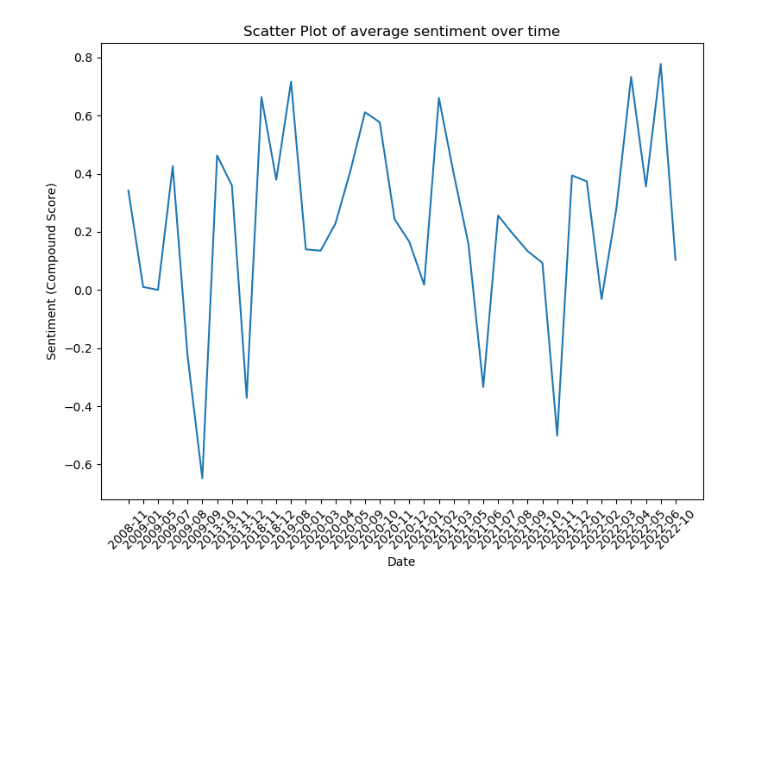
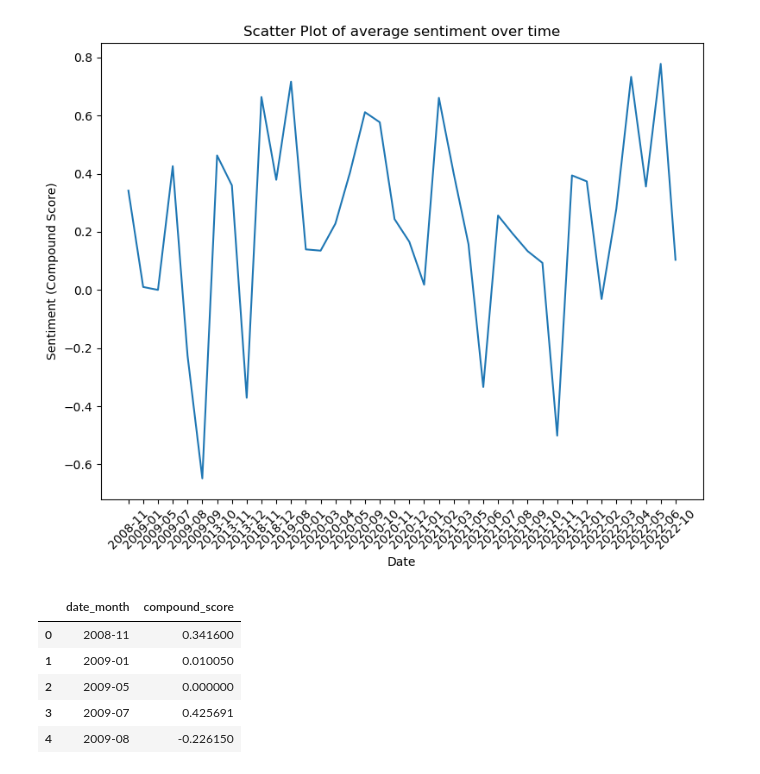
Before and after one commit to Ran-Liao/NLP_project, a Jupyter notebook: nlp_project_sentiment_analysis.ipynb, the cells around one changed output. Saved outputs shown, nothing was run; the diff lists cells and outputs as text; code cells hidden in the pictures; blank space fills up the shorter version.

```diff
--- a/nlp_project_sentiment_analysis.ipynb
+++ b/nlp_project_sentiment_analysis.ipynb
@@ -82,0 +85,14 @@ plt.show()
+# %%
+#Isolate the variables of interest
+culture_plot_ema = culture[['date_month', 'compound_score']]
+
+#Calculate the mean by group so that each score only has one associated date
+culture_plot_ema = pd.DataFrame(culture_plot_ema.groupby('date_month').mean().reset_index())
+culture_plot_ema.head()
+# %% [output]
+|  | date_month | compound_score |
+| 0 | 2008-11 | 0.341600 |
+| 1 | 2009-01 | 0.010050 |
+| 2 | 2009-05 | 0.000000 |
+| 3 | 2009-07 | 0.425691 |
+| 4 | 2009-08 | -0.226150 |
```
Also changed, not shown: parts of 5 cells of this notebook.
